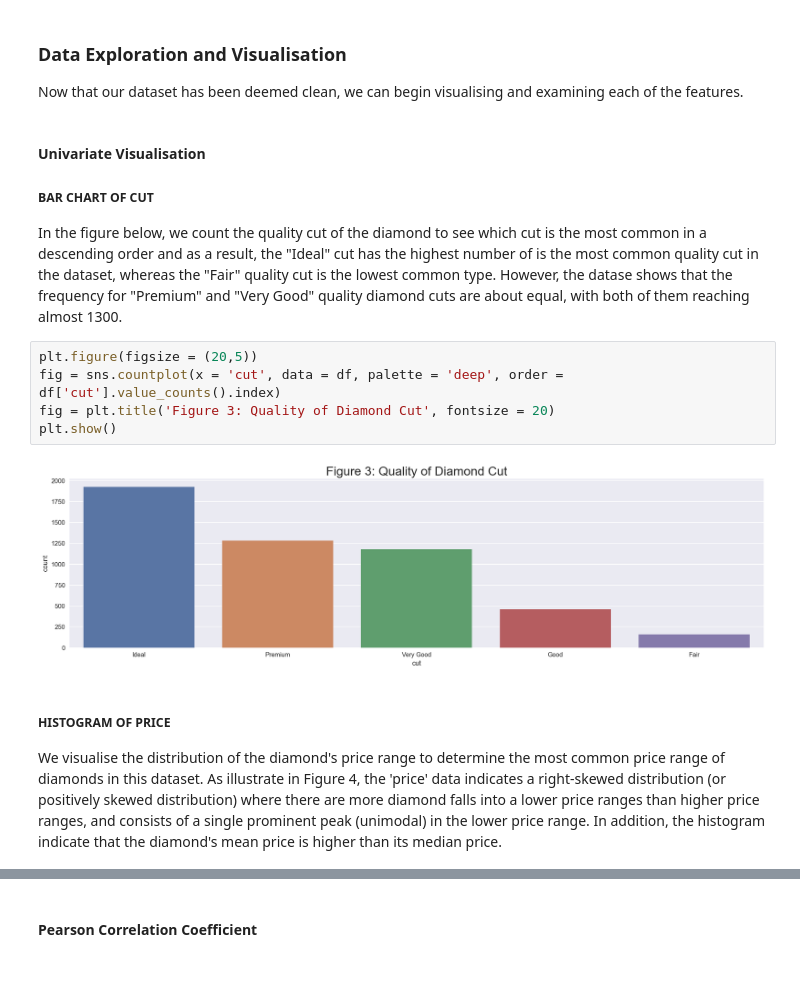
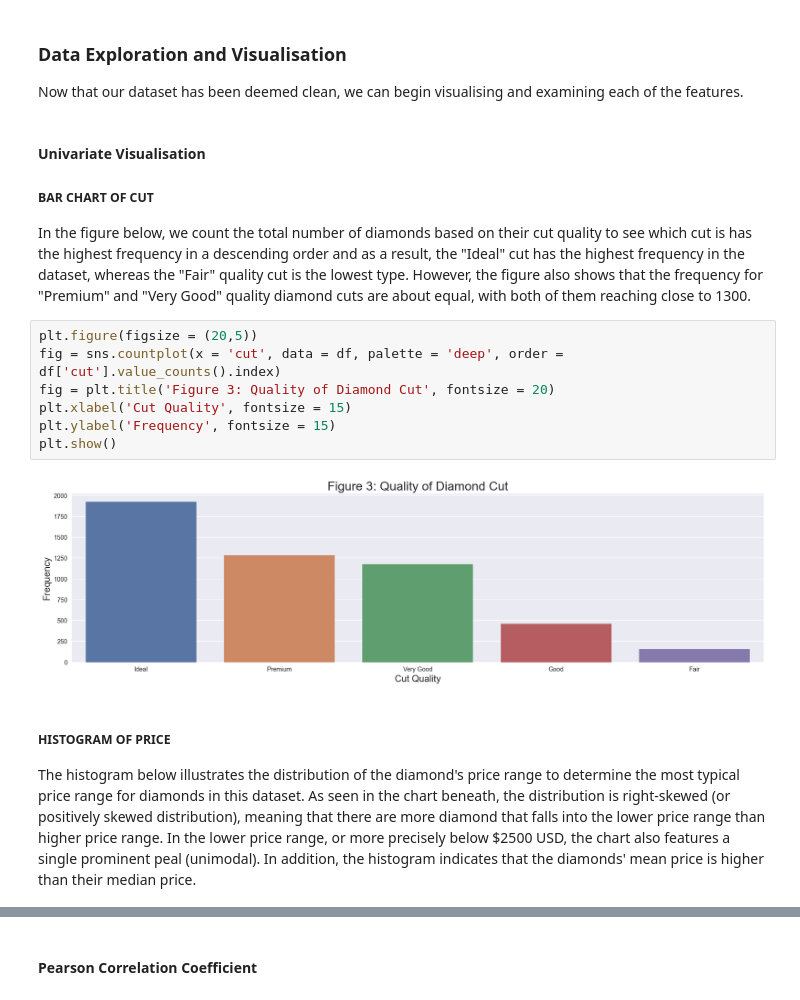
Before and after one commit to s3955624-Chee-Kin-Go/Phase-1, a Jupyter notebook: Phase 1 real.ipynb, the cells around one changed output, grey strips where cells are left out. Drawn from its saved outputs; the diff is of its cells as text; blank space fills up the shorter version.

```diff
--- a/Phase 1 real.ipynb
+++ b/Phase 1 real.ipynb
@@ -243,19 +243,21 @@ df.sample(5, random_state=999)
 <h3><b>Data Exploration and Visualisation</b></h3>
 Now that our dataset has been deemed clean, we can begin visualising and examining each of the features.
 # %% [markdown]
-<h4>Univariate Visualisation</h4>
+<h4><b>Univariate Visualisation</b></h4>
 <h5>BAR CHART OF CUT</h5>
-In the figure below, we count the quality cut of the diamond to see which cut is the most common in a descending order and as a result, the "Ideal" cut has the highest number of is the most common quality cut in the dataset, whereas the "Fair" quality cut is the lowest common type. However, the datase shows that the frequency for "Premium" and "Very Good" quality diamond cuts are about equal, with both of them reaching almost 1300.
+In the figure below, we count the total number of diamonds based on their cut quality to see which cut is has the highest frequency in a descending order and as a result, the "Ideal" cut has the highest frequency in the dataset, whereas the "Fair" quality cut is the lowest type. However, the figure also shows that the frequency for "Premium" and "Very Good" quality diamond cuts are about equal, with both of them reaching close to 1300.
 # %%
 plt.figure(figsize = (20,5))
 fig = sns.countplot(x = 'cut', data = df, palette = 'deep', order = df['cut'].value_counts().index)
 fig = plt.title('Figure 3: Quality of Diamond Cut', fontsize = 20)
+plt.xlabel('Cut Quality', fontsize = 15)
+plt.ylabel('Frequency', fontsize = 15)
 plt.show()
 # %% [output]
-[figure, old version]
+[figure, new version]
 # %% [markdown]
 <h5>HISTOGRAM OF PRICE</h5>
-We visualise the distribution of the diamond's price range to determine the most common price range of diamonds in this dataset. As illustrate in Figure 4, the 'price' data indicates a right-skewed distribution (or positively skewed distribution) where there are more diamond falls into a lower price ranges than higher price ranges, and consists of a single prominent peak (unimodal) in the lower price range. In addition, the histogram indicate that the diamond's mean price is higher than its median price.
+The histogram below illustrates the distribution of the diamond's price range to determine the most typical price range for diamonds in this dataset. As seen in the chart beneath, the distribution is right-skewed (or positively skewed distribution), meaning that there are more diamond that falls into the lower price range than higher price range. In the lower price range, or more precisely below $2500 USD, the chart also features a single prominent peal (unimodal). In addition, the histogram indicates that the diamonds' mean price is higher than their median price.
 # %%
 plt.figure(figsize = (15,8))
 sns.histplot(df['price'], kde=True, bins=50).set_title('Figure 4: Histogram of Price', fontsize = 20)
```
Also changed, not shown: parts of 20 cells of this notebook.
